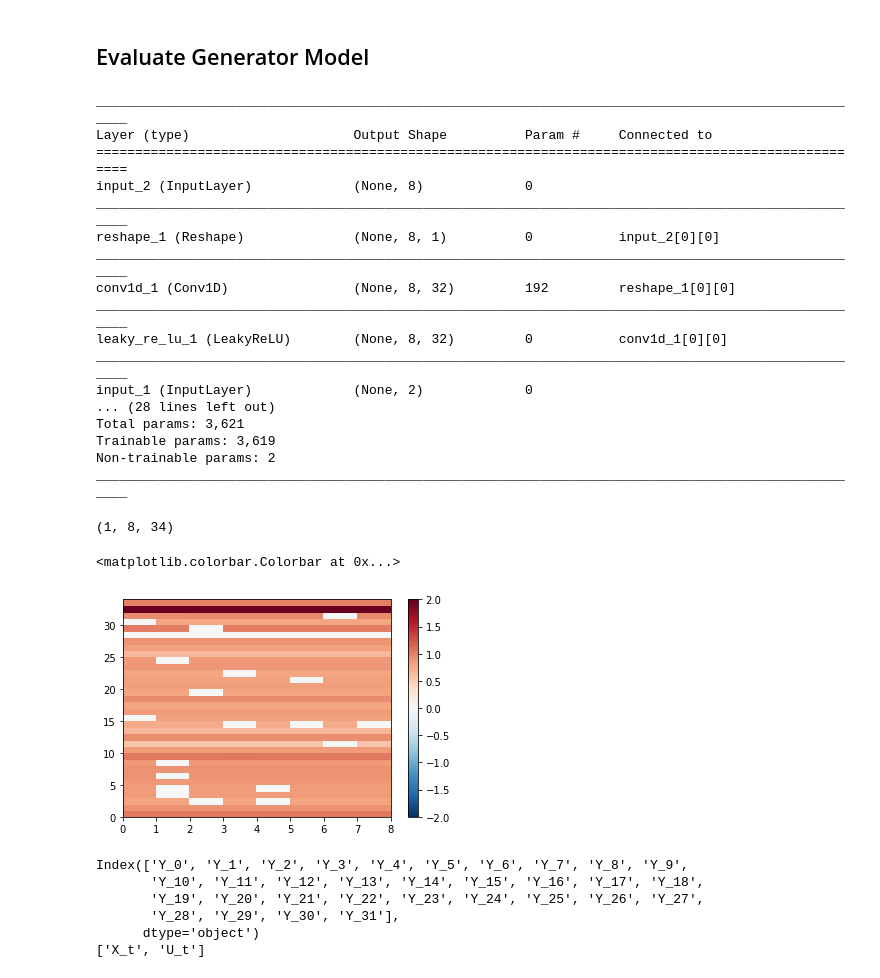
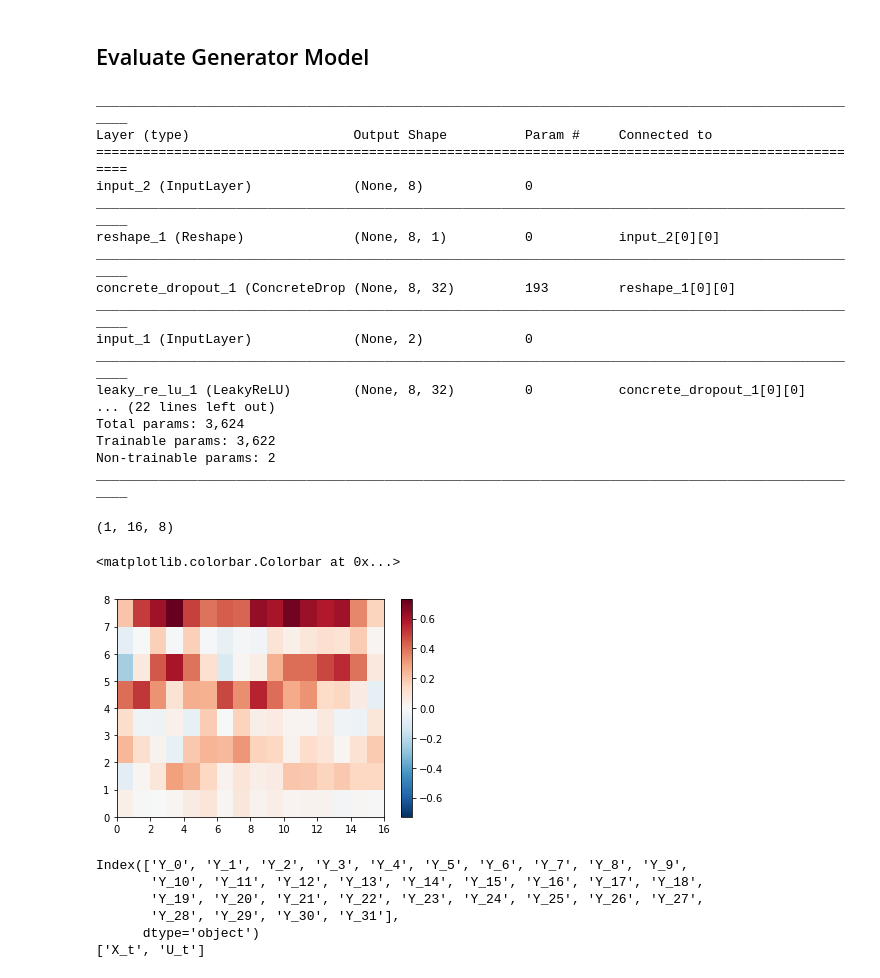
Before and after one commit to djgagne/lorenz_gan, a Jupyter notebook: notebooks/lorenz_gan_eval.ipynb, the cells around one changed output. Saved outputs shown, nothing was run; the diff lists cells and outputs as text; code cells hidden in the pictures.

```diff
--- a/notebooks/lorenz_gan_eval.ipynb
+++ b/notebooks/lorenz_gan_eval.ipynb
@@ -147,9 +145,10 @@ plt.ylabel("Accuracy")
 ## Evaluate Generator Model
 # %%
 epoch = 10
-gen_model = load_model("../exp_u/gan_generator_0000_epoch_{0:04d}.h5".format(epoch), custom_objects={"Interpolate1D": Interpolate1D})
+gen_model = load_model("../exp_u/gan_generator_0000_epoch_{0:04d}.h5".format(epoch), custom_objects={"Interpolate1D": Interpolate1D,
+                                                                                                     "ConcreteDropout": ConcreteDropout})
 # %%
-gen_model.summary()
+gen_model
 # %% [output]
 ____________________________________________________________________________________________________
 Layer (type)                     Output Shape          Param #     Connected to
@@ -158,27 +157,29 @@ input_2 (InputLayer)             (None, 8)             0
 ____________________________________________________________________________________________________
 reshape_1 (Reshape)              (None, 8, 1)          0           input_2[0][0]
 ____________________________________________________________________________________________________
-conv1d_1 (Conv1D)                (None, 8, 32)         192         reshape_1[0][0]
-____________________________________________________________________________________________________
-leaky_re_lu_1 (LeakyReLU)        (None, 8, 32)         0           conv1d_1[0][0]
+concrete_dropout_1 (ConcreteDrop (None, 8, 32)         193         reshape_1[0][0]
 ____________________________________________________________________________________________________
 input_1 (InputLayer)             (None, 2)             0
-... (28 lines left out)
-Total params: 3,621
-Trainable params: 3,619
+____________________________________________________________________________________________________
+leaky_re_lu_1 (LeakyReLU)        (None, 8, 32)         0           concrete_dropout_1[0][0]
+... (22 lines left out)
+Total params: 3,624
+Trainable params: 3,622
 Non-trainable params: 2
 ____________________________________________________________________________________________________
+# %%
+rvals = np.random.normal(size=(1, 8))
 # %%
-layer_func = K.function(gen_model.input + [K.learning_phase()], [gen_model.layers[7].output])
-out = layer_func([np.array([[2, 1]]), np.random.normal(size=(1, 8)), True])[0]
+layer_func = K.function(gen_model.input + [K.learning_phase()], [gen_model.layers[10].output])
+out = layer_func([np.array([[2, 1]]), rvals, False])[0]
 print(out.shape)
 m_val = np.max(np.abs(out[0].T))
 plt.pcolormesh(out[0].T, vmin=-m_val, vmax=m_val, cmap="RdBu_r")
 plt.colorbar()
 # %% [output]
-(1, 8, 34)
+(1, 16, 8)
 <matplotlib.colorbar.Colorbar at 0x...>
-[figure, old version]
+[figure, new version]
 # %%
 combined_data = pd.read_csv("../exp_u/lorenz_combined_output.csv")
 y_cols = combined_data.columns[combined_data.columns.str.contains("Y")]
```
Also changed, not shown: parts of 24 cells of this notebook, 7 other files.
